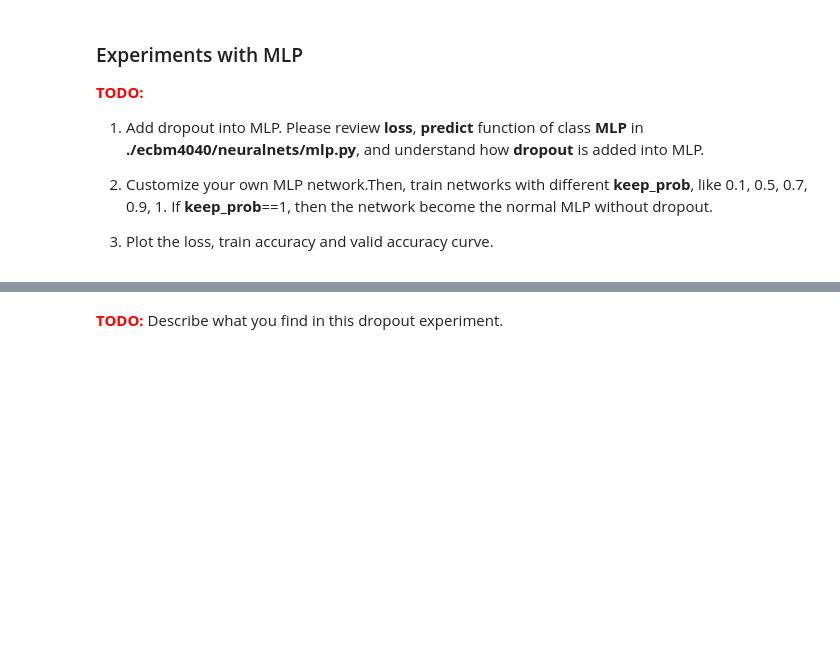
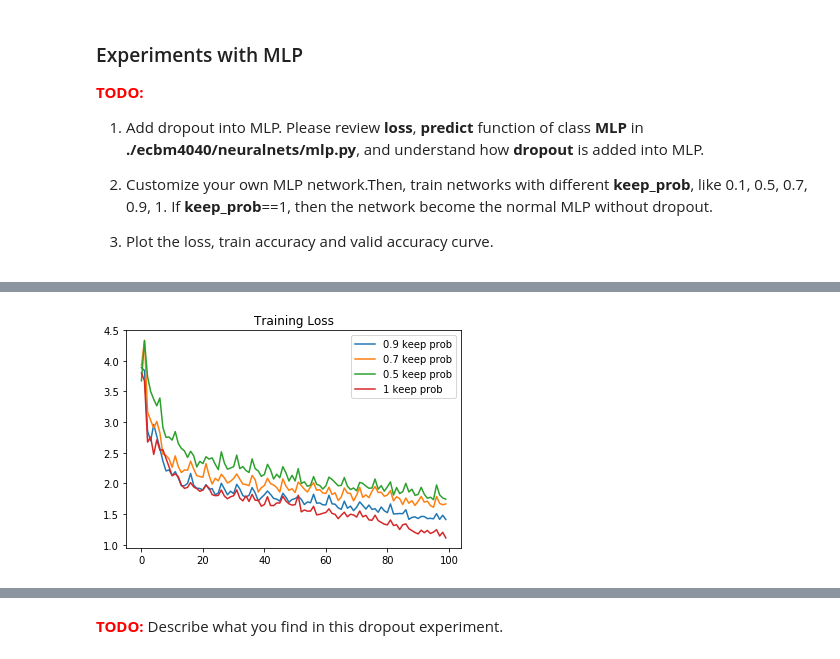
Before and after one commit to crowegian/NNetsDL_F17, a Jupyter notebook: assignment2/task2-regularization.ipynb, the cells around one changed output, grey strips where cells are left out. Drawn from its saved outputs; the diff is of its cells as text; code cells hidden in the pictures; blank space fills up the shorter version.

```diff
--- a/assignment2/task2-regularization.ipynb
+++ b/assignment2/task2-regularization.ipynb
@@ -112,0 +129,10 @@ hist_no_dropout = optimizer.train(model, X_train, y_train, X_val, y_val,
+# %%
+# keep prob 0.5
+dropout_config = {"enabled":True, "keep_prob": 0.5}
+model = MLP(input_dim=3072, hidden_dims=[200], num_classes=10,
+            weight_scale=1e-3, l2_reg=0.0, dropout_config=dropout_config)
+optimizer = AdamOptim(model)
+# hist_no_dropout contains loss, train acc and valid acc history.
+hist_05_dropout = optimizer.train(model, X_train, y_train, X_val, y_val,
+                           num_epoch=20, batch_size=100, learning_rate=1e-3, learning_decay=0.95,
+                           verbose=False, record_interval = 4)
@@ -112,0 +157,10 @@ hist_no_dropout = optimizer.train(model, X_train, y_train, X_val, y_val,
+# %%
+# keep prob 0.7
+dropout_config = {"enabled":True, "keep_prob": 0.7}
+model = MLP(input_dim=3072, hidden_dims=[200], num_classes=10,
+            weight_scale=1e-3, l2_reg=0.0, dropout_config=dropout_config)
+optimizer = AdamOptim(model)
+# hist_no_dropout contains loss, train acc and valid acc history.
+hist_07_dropout = optimizer.train(model, X_train, y_train, X_val, y_val,
+                           num_epoch=20, batch_size=100, learning_rate=1e-3, learning_decay=0.95,
+                           verbose=False, record_interval = 4)
@@ -112,0 +185,10 @@ hist_no_dropout = optimizer.train(model, X_train, y_train, X_val, y_val,
+# %%
+# keep prob 0.9
+dropout_config = {"enabled":True, "keep_prob": 0.9}
+model = MLP(input_dim=3072, hidden_dims=[200], num_classes=10,
+            weight_scale=1e-3, l2_reg=0.0, dropout_config=dropout_config)
+optimizer = AdamOptim(model)
+# hist_no_dropout contains loss, train acc and valid acc history.
+hist_09_dropout = optimizer.train(model, X_train, y_train, X_val, y_val,
+                           num_epoch=20, batch_size=100, learning_rate=1e-3, learning_decay=0.95,
+                           verbose=False, record_interval = 4)
@@ -112,0 +213,12 @@ hist_no_dropout = optimizer.train(model, X_train, y_train, X_val, y_val,
+# %%
+# plot loss curve
+histIdx = 0
+plt.plot(hist_09_dropout[histIdx], label="0.9 keep prob")
+plt.plot(hist_07_dropout[histIdx], label="0.7 keep prob")
+plt.plot(hist_05_dropout[histIdx], label="0.5 keep prob")
+plt.plot(hist_no_dropout[histIdx], label="1 keep prob")
+plt.title("Training Loss")
+plt.legend()
+plt.show()
+# %% [output]
+[figure, added]
```
Also changed, not shown: parts of 31 cells of this notebook, 1 other file.
